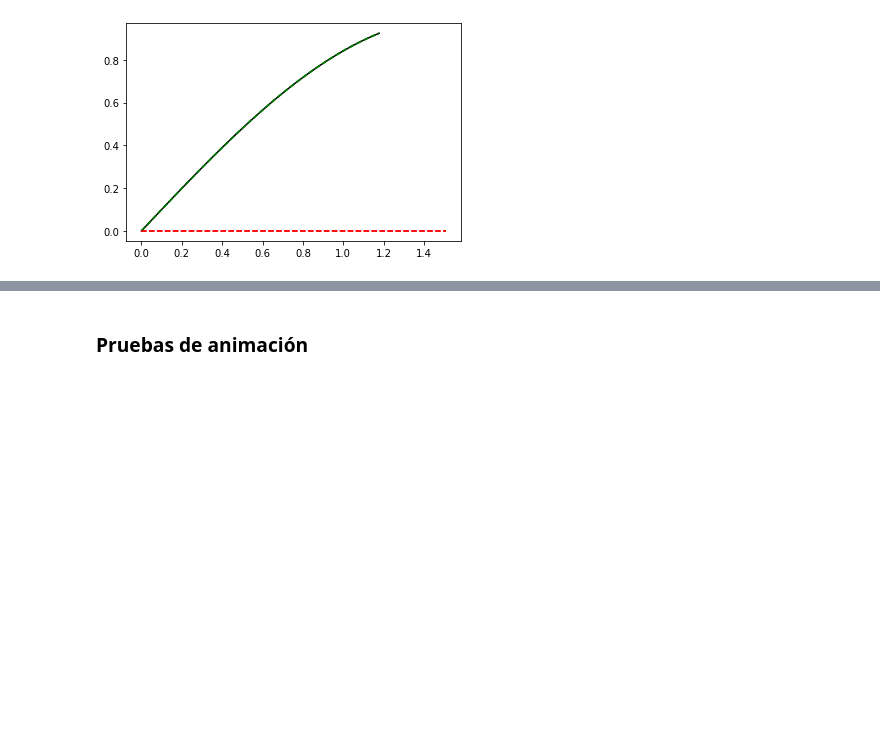
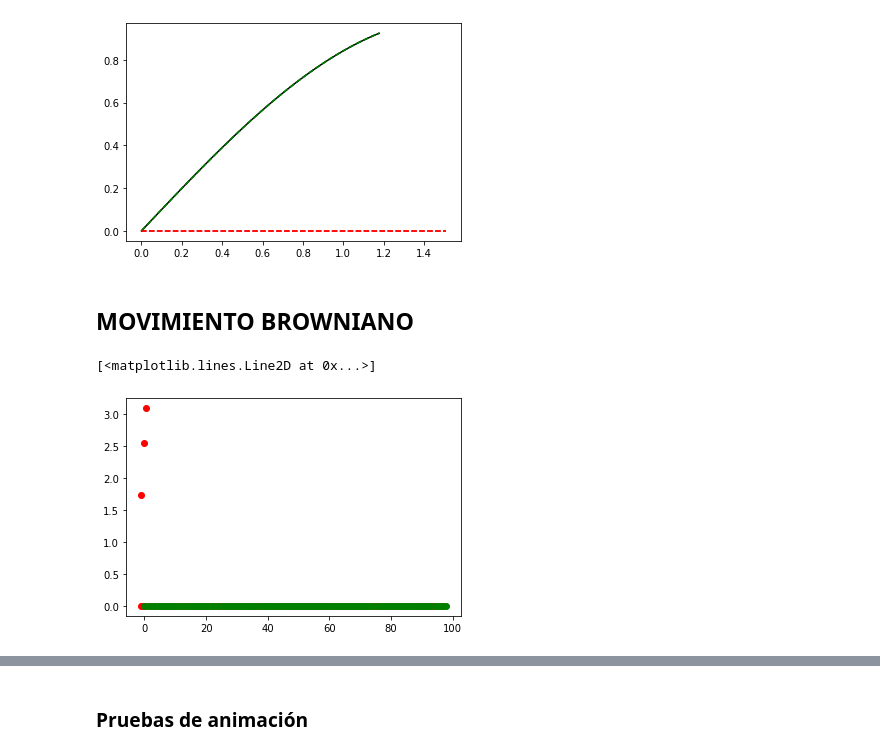
Before and after one commit to CamiloFajardo2021/Statistical_mechanics-project, a Jupyter notebook: SLE_solution_v2.ipynb, the cells around one changed output, grey strips where cells are left out. Saved outputs shown, nothing was run; the diff lists cells and outputs as text; code cells hidden in the pictures; blank space fills up the shorter version.

Commit message:
first brownian motion try

```diff
--- a/SLE_solution_v2.ipynb
+++ b/SLE_solution_v2.ipynb
@@ -4,6 +4,7 @@
 import numpy as np
 from matplotlib import animation
 import matplotlib.pyplot as plt
+from cmath import sqrt
 
 #Animation function
 def animate_vid(p, filename):
@@ -56,7 +57,7 @@ plt.grid()
 
 ############# Inverse #############
 def f(w1, ud, dt):
-    fz = ud + np.sqrt((w1-ud)**2 - 4*dt)
+    fz = ud + sqrt((w1-ud)**2 - 4*dt)
     return fz
 
 
@@ -81,3 +82,38 @@ animate_vid(all_points, "SLE_evolution.gif")
 # %% [output]
 [figure]
 [figure]
+# %% [markdown]
+## **MOVIMIENTO BROWNIANO**
+# %%
+np.random.seed(25)
+
+#Uniform distribution
+N = 100
+U = np.zeros(N)
+for i in range(1, N):
+    step = 0
+    while step == 0:
+        step = np.random.randint(-1,2)
+        U[i] = U[i-1] + step
+
+
+point_in = np.zeros(N)
+t = np.arange(0, N)
+z = np.zeros(N, dtype = np.complex_)
+for i in range(N):
+    z[i] = i+0*1.j
+point_in = np.zeros([len(z), len(t)], dtype=np.complex_)
+
+for i in range(N-1):
+    for k in range(i+1):
+        dt = t[len(t)-1-i]-t[len(t)-2-i]
+        z[len(z)-1-k] = f(z[len(z)-1-k], U[len(t)-i-1], dt)
+
+    point_in[:][i]=z
+
+i =60
+plt.plot(z.real, z.imag, 'or' )
+plt.plot(point_in[i].real, point_in[i].imag, 'og')
+# %% [output]
+[<matplotlib.lines.Line2D at 0x...>]
+[figure, added]
```
Also changed, not shown: parts of 9 cells of this notebook.
